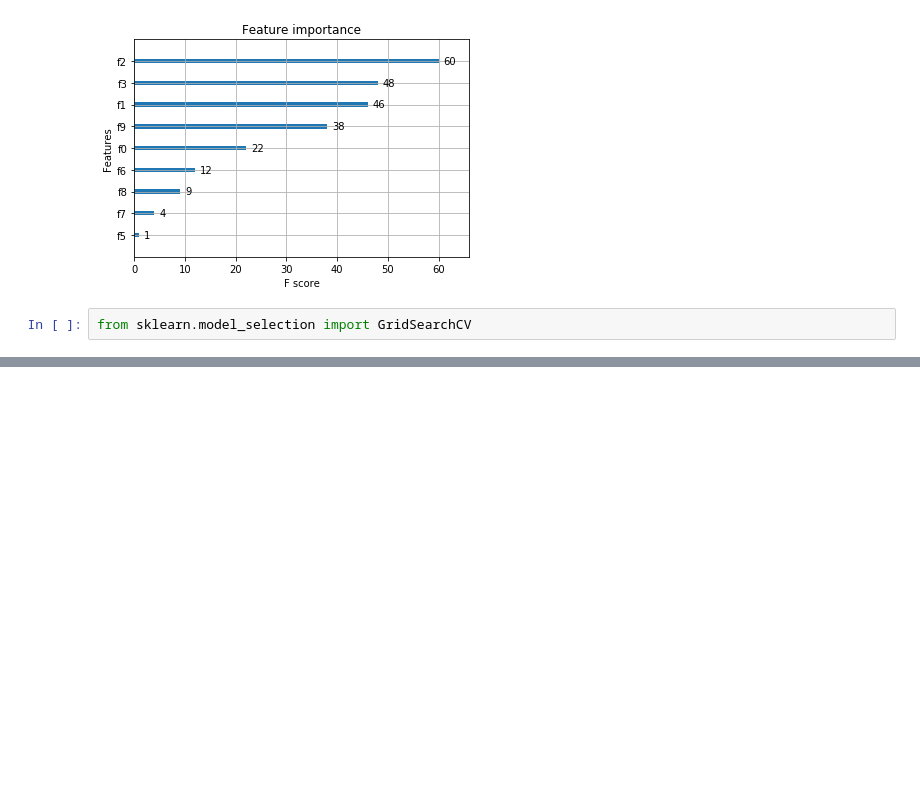
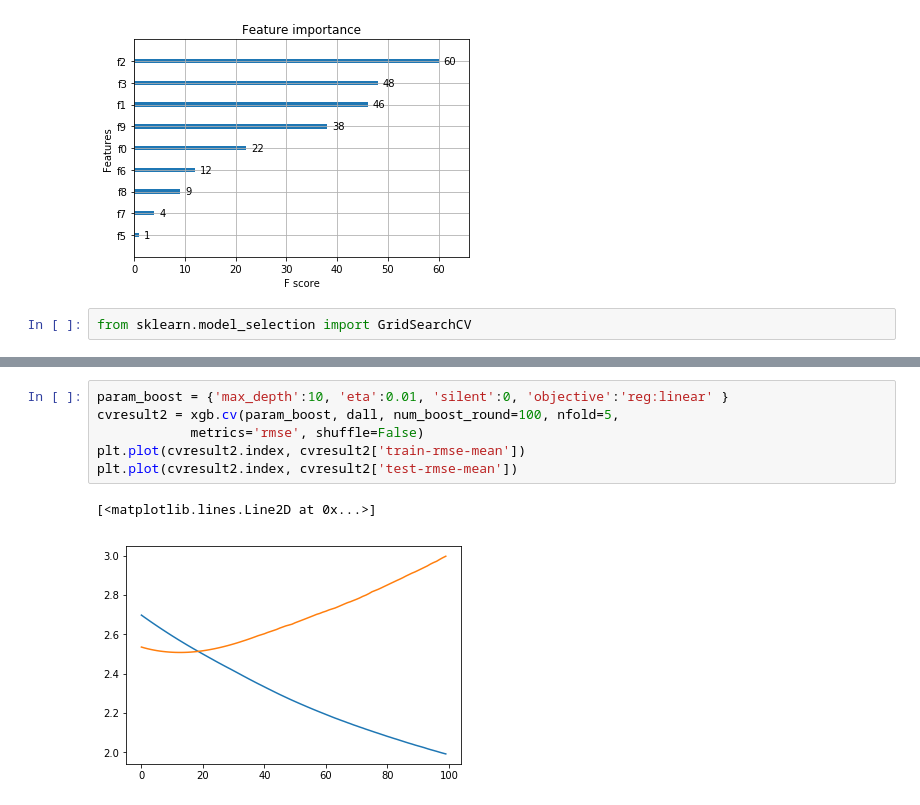
Before and after one commit to Batmobil/htwdsc, a Jupyter notebook: EDA_1st_week.ipynb, the cells around one changed output, grey strips where cells are left out. Saved outputs shown, nothing was run; the diff lists cells and outputs as text; blank space fills up the shorter version.

```diff
--- a/EDA_1st_week.ipynb
+++ b/EDA_1st_week.ipynb
@@ -335,0 +364,9 @@ AttributeError: 'DMatrix' object has no attribute 'handle'
+# %%
+param_boost = {'max_depth':10, 'eta':0.01, 'silent':0, 'objective':'reg:linear' }
+cvresult2 = xgb.cv(param_boost, dall, num_boost_round=100, nfold=5,
+            metrics='rmse', shuffle=False)
+plt.plot(cvresult2.index, cvresult2['train-rmse-mean'])
+plt.plot(cvresult2.index, cvresult2['test-rmse-mean'])
+# %% [output]
+[<matplotlib.lines.Line2D at 0x...>]
+[figure, added]
```
Also changed, not shown: parts of 10 cells of this notebook.
